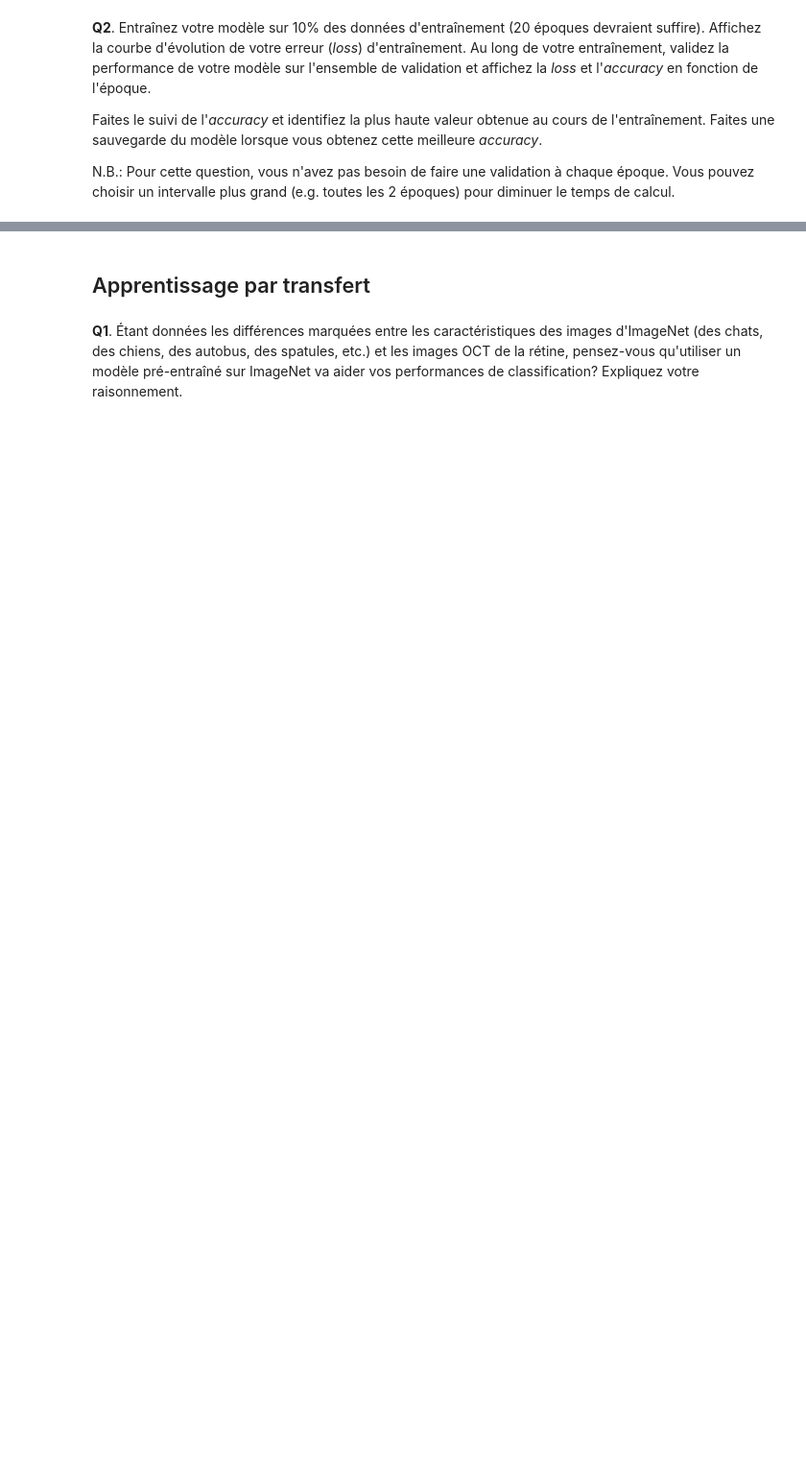
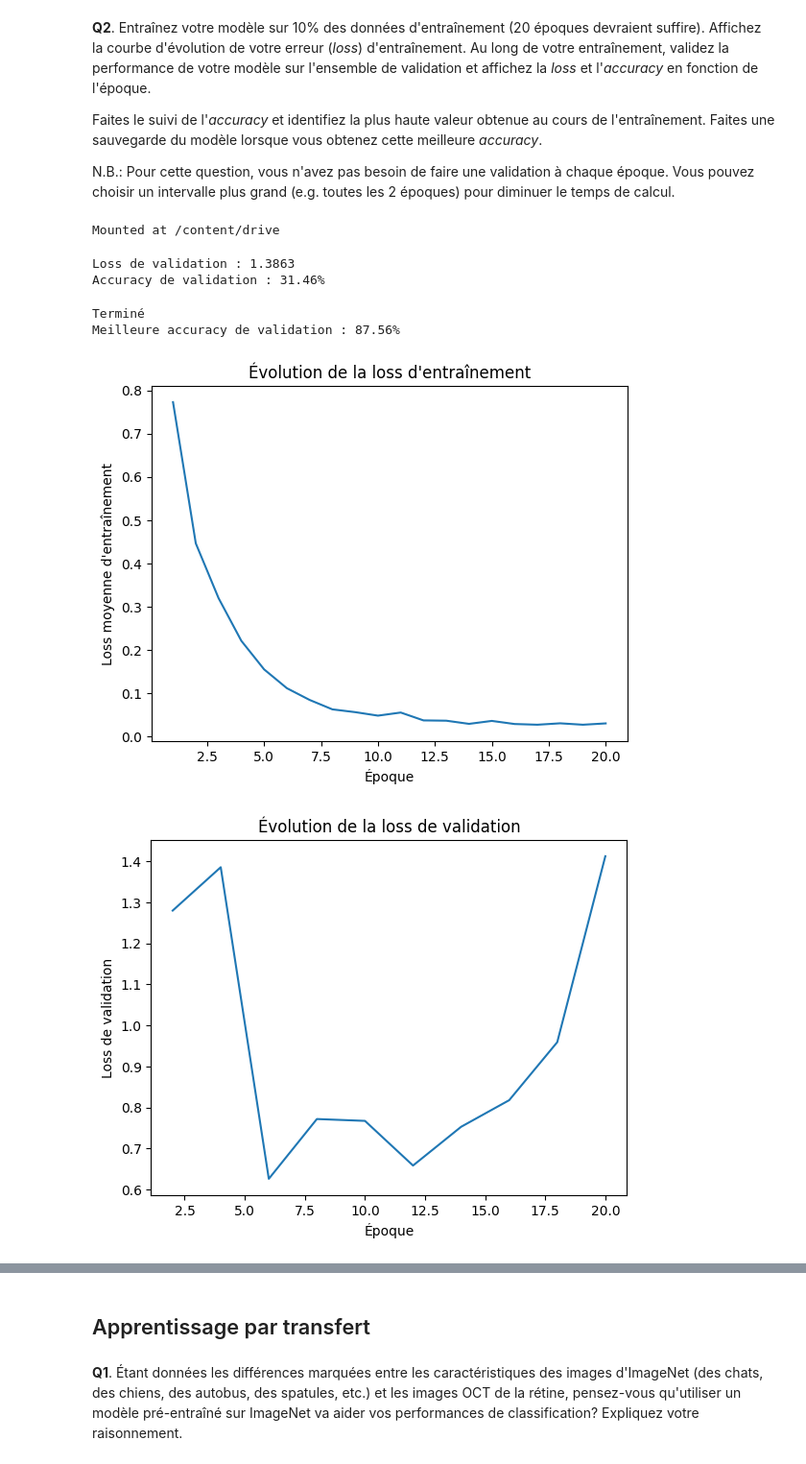
Before and after one commit to slima5/GBM8770, a Jupyter notebook: TP2/tp2_seance2.ipynb, the cells around one changed output, grey strips where cells are left out. Shown at 96% size. Saved outputs shown, nothing was run; the diff lists cells and outputs as text; code cells hidden in the pictures; blank space fills up the shorter version.

```diff
--- a/TP2/tp2_seance2.ipynb
+++ b/TP2/tp2_seance2.ipynb
@@ -52,3 +190,8 @@ NB: Vous pouvez utiliser les méthodes `dataset["train"].features["label"].int2s
 **Q1**. Créez un modèle qui n'a pas été pré-entraîné (utilisez la valeur par défaut de `pretrained=False`). Calculez la _loss_ initiale du modèle sur 10% des données d'entraînement. Est-ce que la _loss_ initiale est bien ce à quoi vous vous attendiez?
 # %%
 train_loader, val_loader, test_loader = get_dataloaders(dataset, batch_size=64, train_subset=0.1)
+# %%
+model, optimizer = get_model_and_optimizer(pretrained=False)
+loss_initiale, accuracy_initiale = validate(model, train_loader)
+
+print(f"Loss initiale : {loss_initiale:.2f}")
@@ -58,3 +205,75 @@ train_loader, val_loader, test_loader = get_dataloaders(dataset, batch_size=64,
 Faites le suivi de l'_accuracy_ et identifiez la plus haute valeur obtenue au cours de l'entraînement. Faites une sauvegarde du modèle lorsque vous obtenez cette meilleure _accuracy_.
 
 N.B.: Pour cette question, vous n'avez pas besoin de faire une validation à chaque époque. Vous pouvez choisir un intervalle plus grand (e.g. toutes les 2 époques) pour diminuer le temps de calcul.
+# %%
+from google.colab import drive
+drive.mount('/content/drive')
+# %% [output]
+Mounted at /content/drive
+# %%
+import os
+
+dossier = "/content/drive/MyDrive/GBM8770_TP2"
+os.makedirs(dossier, exist_ok=True)
+# %%
+loss_val, accuracy_val = validate(model, val_loader)
+
+print(f"Loss de validation : {loss_val:.4f}")
+print(f"Accuracy de validation : {accuracy_val:.2%}")
+# %% [output]
+Loss de validation : 1.3863
+Accuracy de validation : 31.46%
+# %%
+loss_train = []
+loss_validation = []
+accuracy_validation = []
+epoques_validation = []
+
+meilleure_accuracy = 0
+
+for epoch in range(20):
+
+    # Entraînement
+    losses = train_epoch(model, train_loader, optimizer)  #retourne une liste de losses
+    loss_train.append(np.mean(losses))  #On veut comparer à chaque époque, pas à chaque batch
+
+
+    # Validation à chaque 2 époques
+    if (epoch + 1) % 2 == 0:
+        loss_val, accuracy_val = validate(model, val_loader)
+
+        loss_validation.append(loss_val)
+        accuracy_validation.append(accuracy_val)
+        epoques_validation.append(epoch + 1)
+
+        # Sauvegarder le meilleur modèle lorsque meilleure accuracy atteinte
+        if accuracy_val > meilleure_accuracy:
+            meilleure_accuracy = accuracy_val
+            #Enregistrement dans GoogleDrive car on travaille dans Colab
+            torch.save(model.state_dict(), dossier + "/meilleur_modele.pt")
+
+print("Terminé")
+print(f"Meilleure accuracy de validation : {meilleure_accuracy:.2%}")
+
+plt.plot(range(1, 21), loss_train)
+plt.xlabel("Époque")
+plt.ylabel("Loss moyenne d'entraînement")
+plt.title("Évolution de la loss d'entraînement")
+plt.show()
+
+plt.plot(epoques_validation, loss_validation)
+plt.xlabel("Époque")
+plt.ylabel("Loss de validation")
+plt.title("Évolution de la loss de validation")
+plt.show()
+
+plt.plot(epoques_validation, accuracy_validation)
+plt.xlabel("Époque")
+plt.ylabel("Accuracy de validation")
+plt.title("Évolution de l'accuracy de validation")
+plt.show()
+# %% [output]
+Terminé
+Meilleure accuracy de validation : 87.56%
+[figure, added]
+[figure, added]
```
Also changed, not shown: parts of 22 cells of this notebook.
